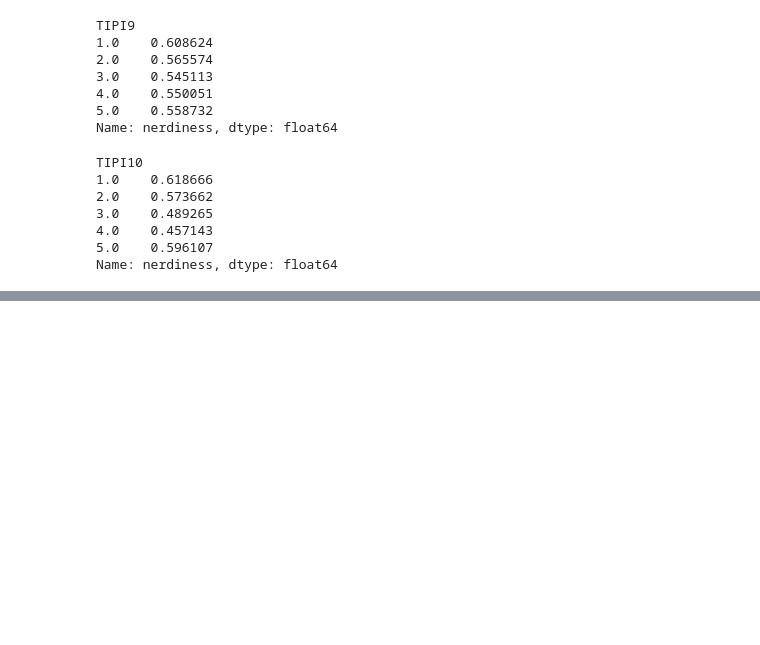
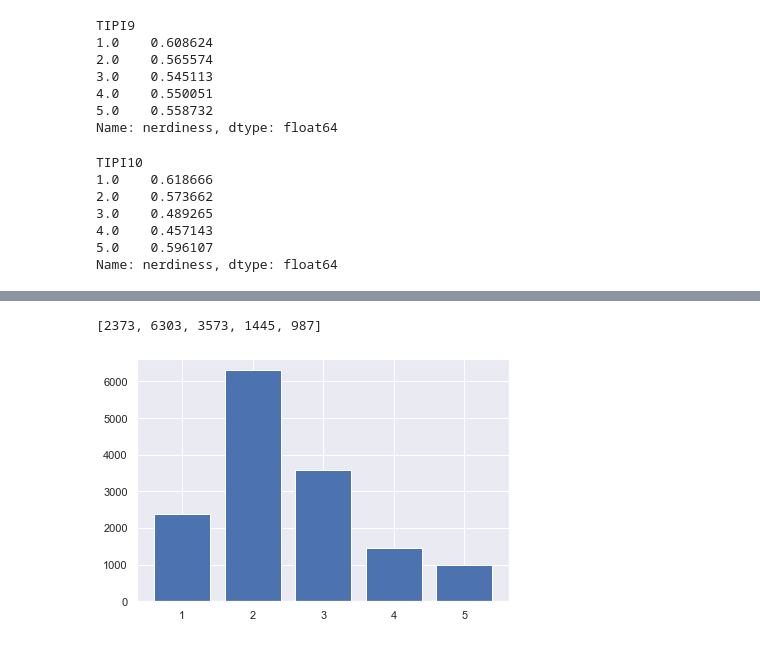
Before and after one commit to Seokii/2022_SWAI_Qualifiers, a Jupyter notebook: notebooks/minseok_EDA2.ipynb, the cells around one changed output, grey strips where cells are left out. Saved outputs shown, nothing was run; the diff lists cells and outputs as text; code cells hidden in the pictures; blank space fills up the shorter version.

```diff
--- a/notebooks/minseok_EDA2.ipynb
+++ b/notebooks/minseok_EDA2.ipynb
@@ -189,0 +385,12 @@ Name: nerdiness, dtype: float64
+# %%
+train.familysize = train.familysize.apply(lambda x : 5 if x >= 5 else x)
+plot_dict = train.loc[:,'familysize'].value_counts().to_dict()
+x_values = sorted(plot_dict.keys())
+y_values = [plot_dict[x] for x in x_values]
+print(y_values)
+plt.bar(x_values,y_values)
+plt.tight_layout()
+plt.show()
+# %% [output]
+[2373, 6303, 3573, 1445, 987]
+[figure, added]
```
Also changed, not shown: parts of 49 cells of this notebook, 8 other files.
